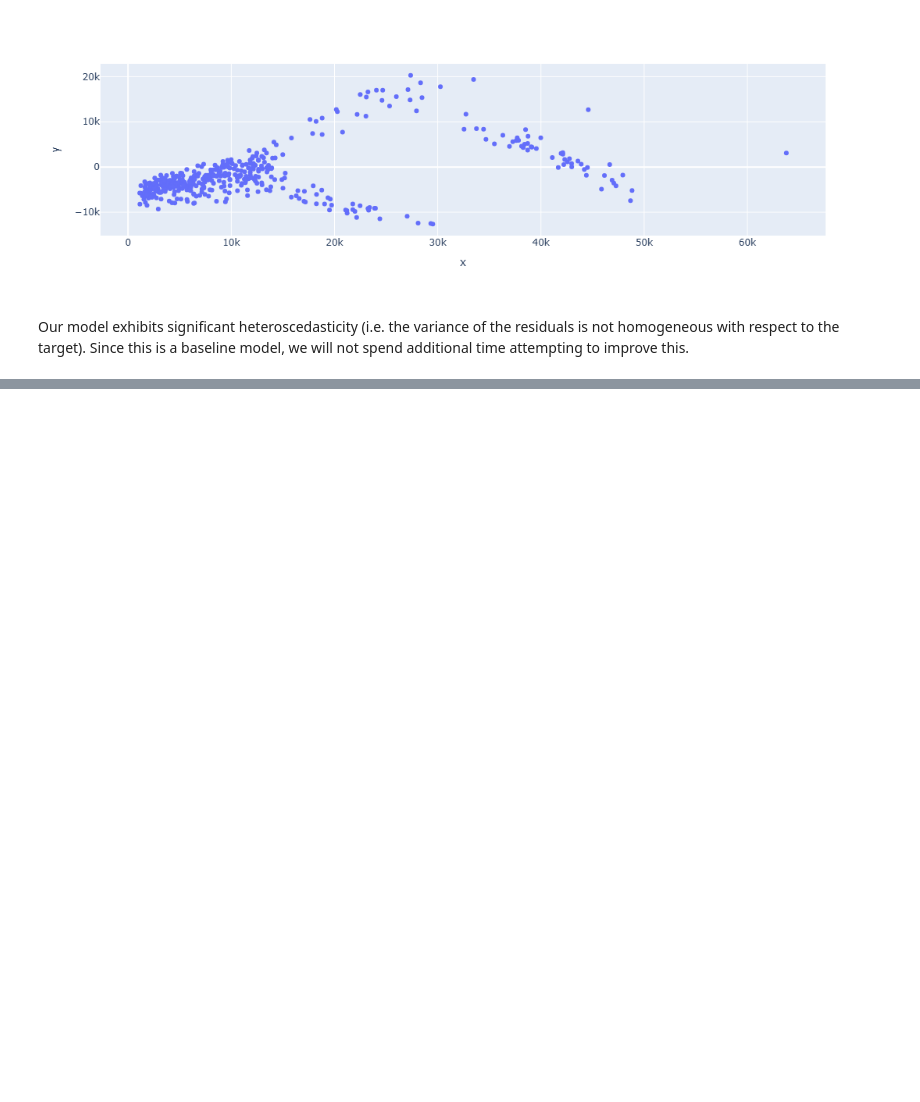
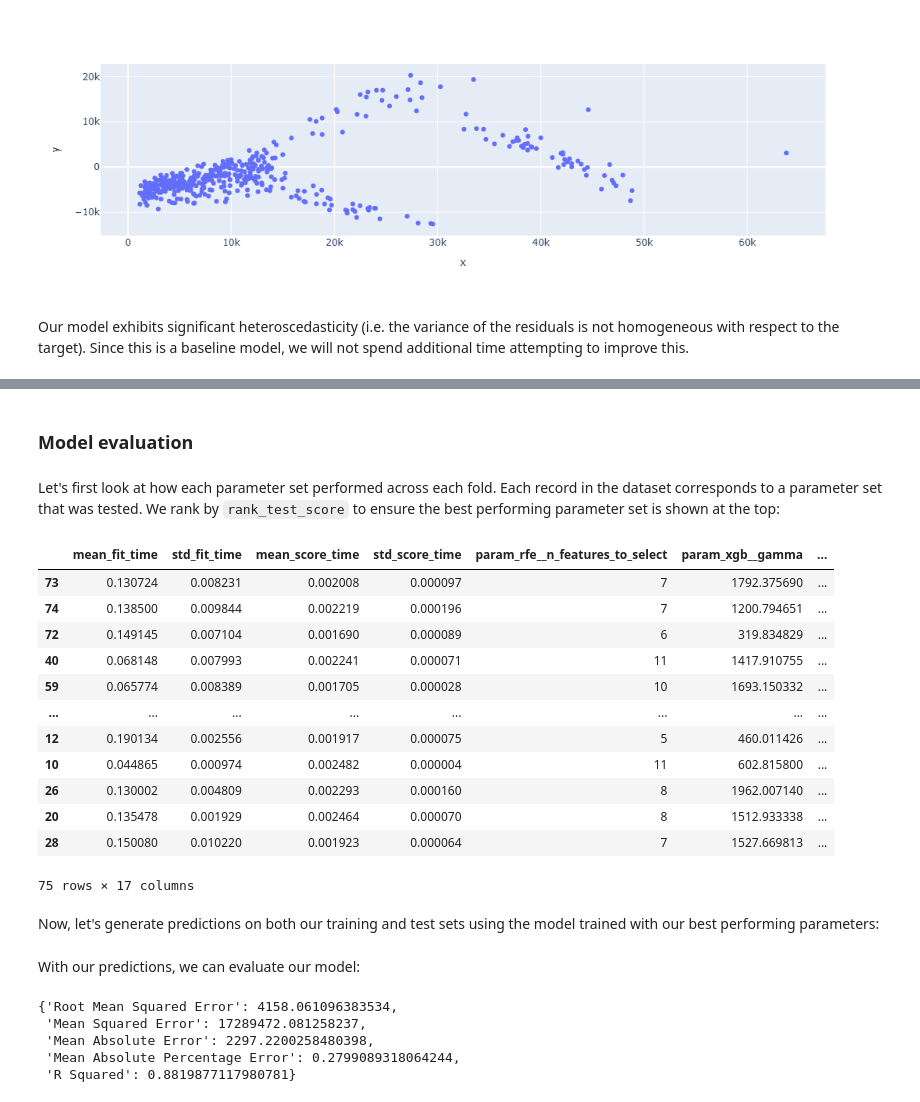
Before and after one commit to Saaeb/insurance_project, a Jupyter notebook: Insurance_Pricing_Forecast .ipynb, the cells around one changed output, grey strips where cells are left out. Cells and saved outputs as stored; diff of their text form; code cells hidden in the pictures; blank space fills up the shorter version.

Commit message:
feat: implement XGBoost pipeline with BayesSearchCV and evaluate model

```diff
--- a/Insurance_Pricing_Forecast .ipynb
+++ b/Insurance_Pricing_Forecast .ipynb
@@ -892,0 +1001,10 @@ Our model exhibits significant heteroscedasticity (i.e. the variance of the resi
+# %%
+num_features = X_train.shape[1]
+search_spaces = {
+    'rfe__n_features_to_select': Integer(1, num_features), # Num features returned by RFE
+    'xgb__n_estimators': Integer(1, 500), # Num trees built by XGBoost
+    'xgb__max_depth': Integer(2, 8), # Max depth of trees built by XGBoost
+    'xgb__reg_lambda': Integer(1, 200), # Regularisation term (lambda) used in XGBoost
+    'xgb__learning_rate': Real(0, 1), # Learning rate used in XGBoost
+    'xgb__gamma': Real(0, 2000) # Gamma used in XGBoost
+}
@@ -892,0 +1036,11 @@ Our model exhibits significant heteroscedasticity (i.e. the variance of the resi
+# %%
+xgb_bs_cv=BayesSearchCV(
+    estimator=pipe,
+    search_spaces=search_spaces,
+    scoring='neg_root_mean_squared_error',
+    n_iter=75,
+    cv=3,
+    n_jobs=-1,
+    verbose=1,
+    random_state=0
+)
@@ -892,0 +1049,5 @@ Our model exhibits significant heteroscedasticity (i.e. the variance of the resi
+# %%
+xgb_bs_cv.fit(
+    X_train,
+    y_train
+)
@@ -892,0 +1089,24 @@ Our model exhibits significant heteroscedasticity (i.e. the variance of the resi
+# %% [markdown]
+### **Model evaluation**
+# %% [markdown]
+Let's first look at how each parameter set performed across each fold. Each record in the dataset corresponds to a parameter set that was tested. We rank by `rank_test_score` to ensure the best performing parameter set is shown at the top:
+# %%
+cv_results = pd.DataFrame(xgb_bs_cv.cv_results_).sort_values('rank_test_score')
+# %%
+cv_results
+# %% [output]
+|  | mean_fit_time | std_fit_time | mean_score_time | std_score_time | param_rfe__n_features_to_select | param_xgb__gamma | ... |
+| 73 | 0.130724 | 0.008231 | 0.002008 | 0.000097 | 7 | 1792.375690 | ... |
+| 74 | 0.138500 | 0.009844 | 0.002219 | 0.000196 | 7 | 1200.794651 | ... |
+| 72 | 0.149145 | 0.007104 | 0.001690 | 0.000089 | 6 | 319.834829 | ... |
+| 40 | 0.068148 | 0.007993 | 0.002241 | 0.000071 | 11 | 1417.910755 | ... |
+| 59 | 0.065774 | 0.008389 | 0.001705 | 0.000028 | 10 | 1693.150332 | ... |
+| ... | ... | ... | ... | ... | ... | ... | ... |
+| 12 | 0.190134 | 0.002556 | 0.001917 | 0.000075 | 5 | 460.011426 | ... |
+| 10 | 0.044865 | 0.000974 | 0.002482 | 0.000004 | 11 | 602.815800 | ... |
+| 26 | 0.130002 | 0.004809 | 0.002293 | 0.000160 | 8 | 1962.007140 | ... |
+| 20 | 0.135478 | 0.001929 | 0.002464 | 0.000070 | 8 | 1512.933338 | ... |
+| 28 | 0.150080 | 0.010220 | 0.001923 | 0.000064 | 7 | 1527.669813 | ... |
+75 rows × 17 columns
+# %% [markdown]
+Now, let's generate predictions on both our training and test sets using the model trained with our best performing parameters:
@@ -892,0 +1116,2 @@ Our model exhibits significant heteroscedasticity (i.e. the variance of the resi
+# %% [markdown]
+With our predictions, we can evaluate our model:
@@ -892,0 +1120,8 @@ Our model exhibits significant heteroscedasticity (i.e. the variance of the resi
+# %%
+xgb_perf_train
+# %% [output]
+{'Root Mean Squared Error': 4158.061096383534,
+ 'Mean Squared Error': 17289472.081258237,
+ 'Mean Absolute Error': 2297.2200258480398,
+ 'Mean Absolute Percentage Error': 0.2799089318064244,
+ 'R Squared': 0.8819877117980781}
```
Also changed, not shown: parts of 27 cells of this notebook.
